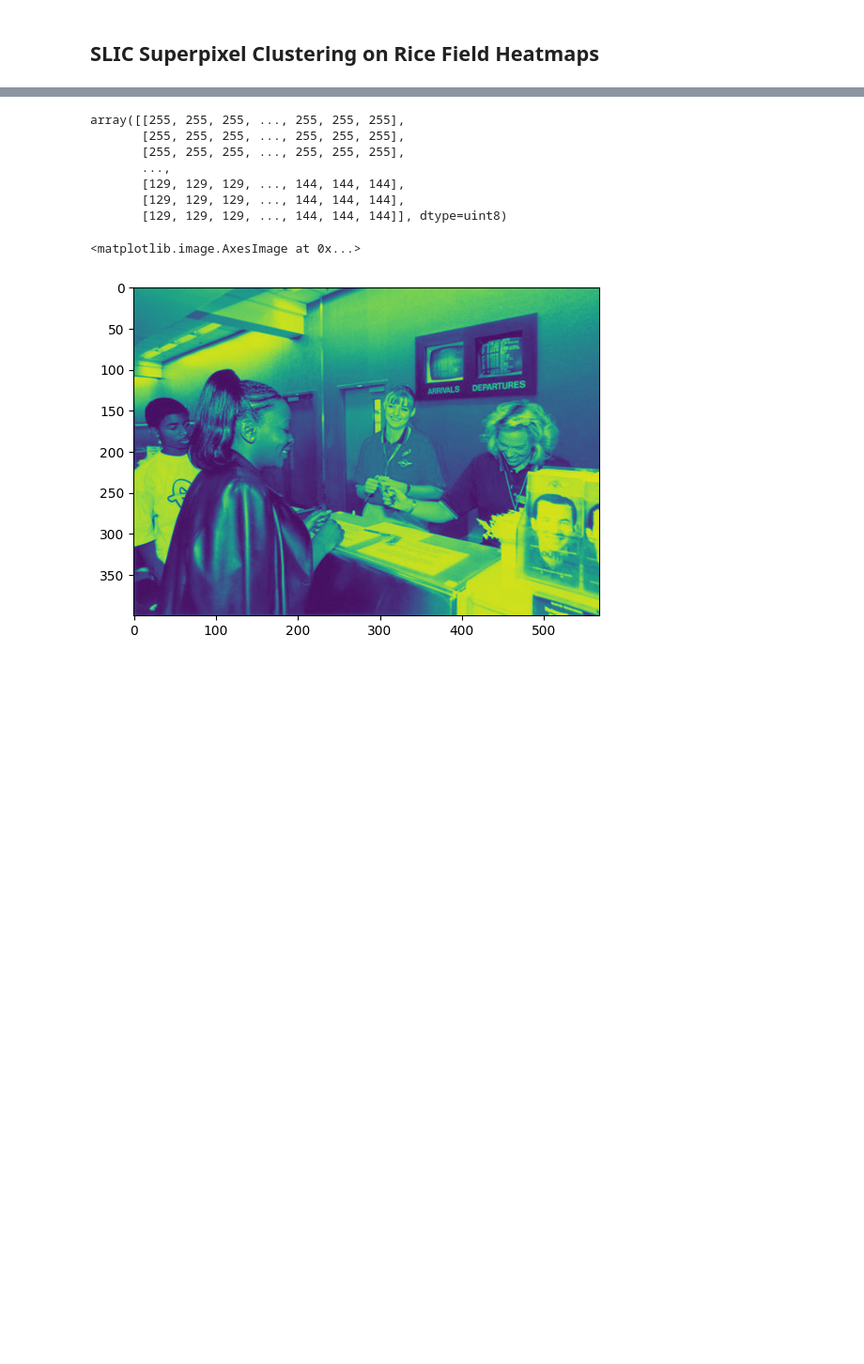
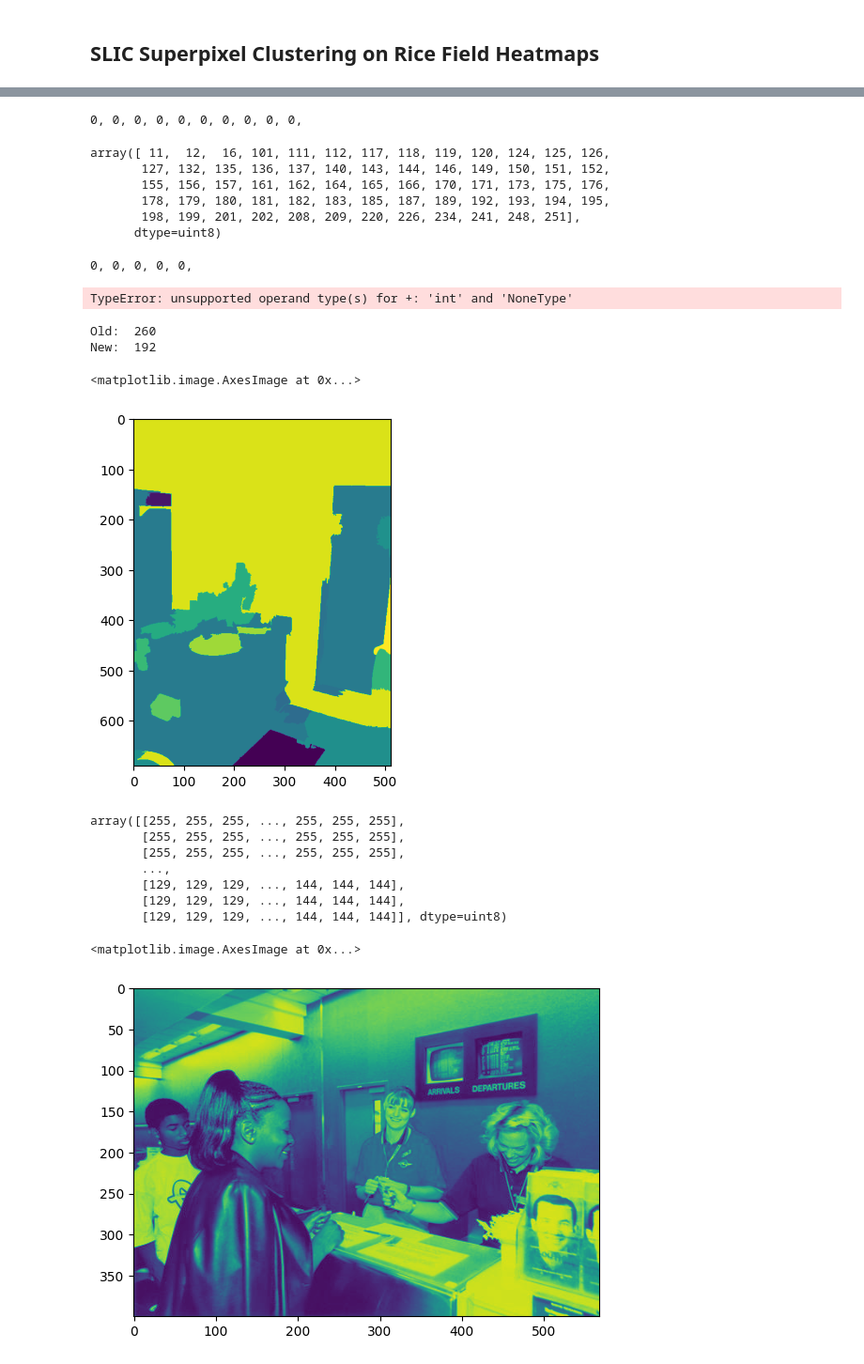
Before and after one commit to astonishedrobo/Unsup, a Jupyter notebook: data_utils/Clustering.ipynb, the cells around one changed output, grey strips where cells are left out. Shown: that part at 94% size. Drawn from its saved outputs; the diff is of its cells as text; code cells hidden in the pictures; blank space fills up the shorter version.

```diff
--- a/data_utils/Clustering.ipynb
+++ b/data_utils/Clustering.ipynb
@@ -19,5 +23,5 @@ os.makedirs(output_path, exist_ok=True)
 # %%
-threshold = 2
+threshold = 30
 # %%
 # SLIC Superpixel Segmentation Parameters
 num_clusters = 300
@@ -150,0 +215,31 @@ Skipped 0 single-channel images.
+# %%
+# cv = False
+# sk = True
+threshold =4.5
+process(all_input_images[:10], folder_path, output_path, num_clusters, compactness, 35)
+# %% [output]
+0, 0, 0, 0, 0, 0, 0, 0, 0, 0,
+# %%
+img = cv2.imread('/home/soumyajit/ADEChallengeData2016/images/training_Slic_Merged_Segments/SLIC_mask_00000006.png', cv2.IMREAD_UNCHANGED)
+len(np.unique(img))
+# %% [output]
+array([ 11,  12,  16, 101, 111, 112, 117, 118, 119, 120, 124, 125, 126,
+       127, 132, 135, 136, 137, 140, 143, 144, 146, 149, 150, 151, 152,
+       155, 156, 157, 161, 162, 164, 165, 166, 170, 171, 173, 175, 176,
+       178, 179, 180, 181, 182, 183, 185, 187, 189, 192, 193, 194, 195,
+       198, 199, 201, 202, 208, 209, 220, 226, 234, 241, 248, 251],
+      dtype=uint8)
+# %%
+# cv = True
+# sk = False
+threshold = 20
+process(all_input_images[0:5], folder_path, output_path, num_clusters, compactness, 35)
+# %% [output]
+0, 0, 0, 0, 0,
+TypeError: unsupported operand type(s) for +: 'int' and 'NoneType'
+# %%
+args_list = [folder_path, output_path, num_clusters, compactness, all_input_images[47]]
+img_cp = process_single_image(args_list)
+# %% [output]
+Old:  260
+New:  192
@@ -151,3 +248,9 @@ Skipped 0 single-channel images.
+# %%
+import matplotlib.pyplot as plt
+plt.imshow(img_cp)
+# %% [output]
+<matplotlib.image.AxesImage at 0x...>
+[figure, added]
 # %%
 import cv2
 # %%
```
Also changed, not shown: parts of 6 cells of this notebook, 8 other files.
